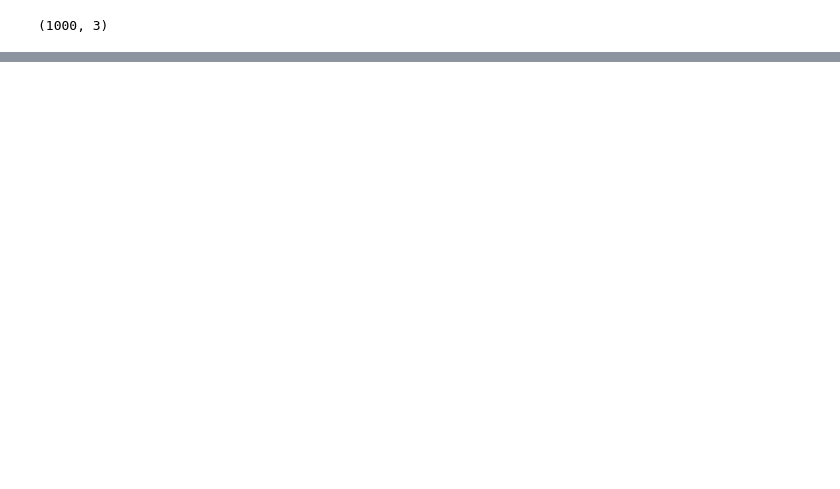
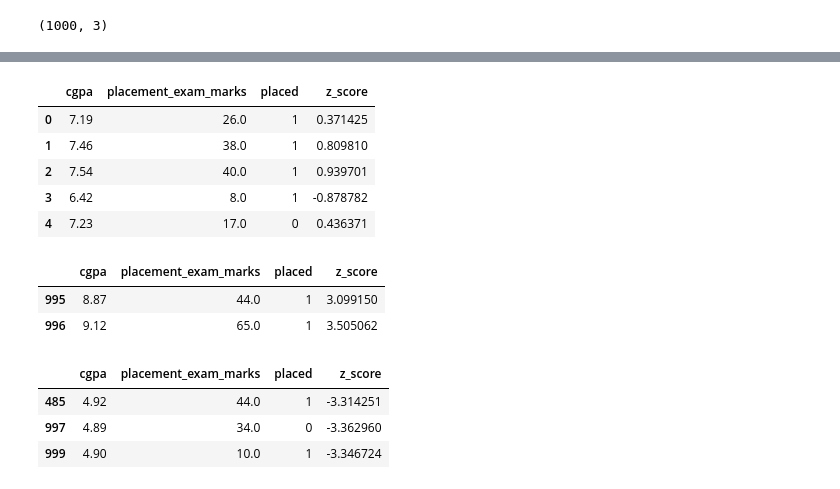
Before and after one commit to AbdullahAssi/ML, a Jupyter notebook: Practice/Outlier_Removal/Using_Zscore/Zscore.ipynb, the cells around one changed output, grey strips where cells are left out. Saved outputs shown, nothing was run; the diff lists cells and outputs as text; code cells hidden in the pictures; blank space fills up the shorter version.

```diff
--- a/Practice/Outlier_Removal/Using_Zscore/Zscore.ipynb
+++ b/Practice/Outlier_Removal/Using_Zscore/Zscore.ipynb
@@ -19,0 +99,25 @@ df.sample(5)
+# %%
+#approach 2 for finding outliers
+#using z-score
+df['z_score'] = (df['cgpa']-df['cgpa'].mean())/df['cgpa'].std()
+df.head()
+# %% [output]
+|  | cgpa | placement_exam_marks | placed | z_score |
+| 0 | 7.19 | 26.0 | 1 | 0.371425 |
+| 1 | 7.46 | 38.0 | 1 | 0.809810 |
+| 2 | 7.54 | 40.0 | 1 | 0.939701 |
+| 3 | 6.42 | 8.0 | 1 | -0.878782 |
+| 4 | 7.23 | 17.0 | 0 | 0.436371 |
+# %%
+df[df['z_score']>3]
+# %% [output]
+|  | cgpa | placement_exam_marks | placed | z_score |
+| 995 | 8.87 | 44.0 | 1 | 3.099150 |
+| 996 | 9.12 | 65.0 | 1 | 3.505062 |
+# %%
+df[df['z_score']<-3]
+# %% [output]
+|  | cgpa | placement_exam_marks | placed | z_score |
+| 485 | 4.92 | 44.0 | 1 | -3.314251 |
+| 997 | 4.89 | 34.0 | 0 | -3.362960 |
+| 999 | 4.90 | 10.0 | 1 | -3.346724 |
```
Also changed, not shown: parts of 14 cells of this notebook, 2 other files.
